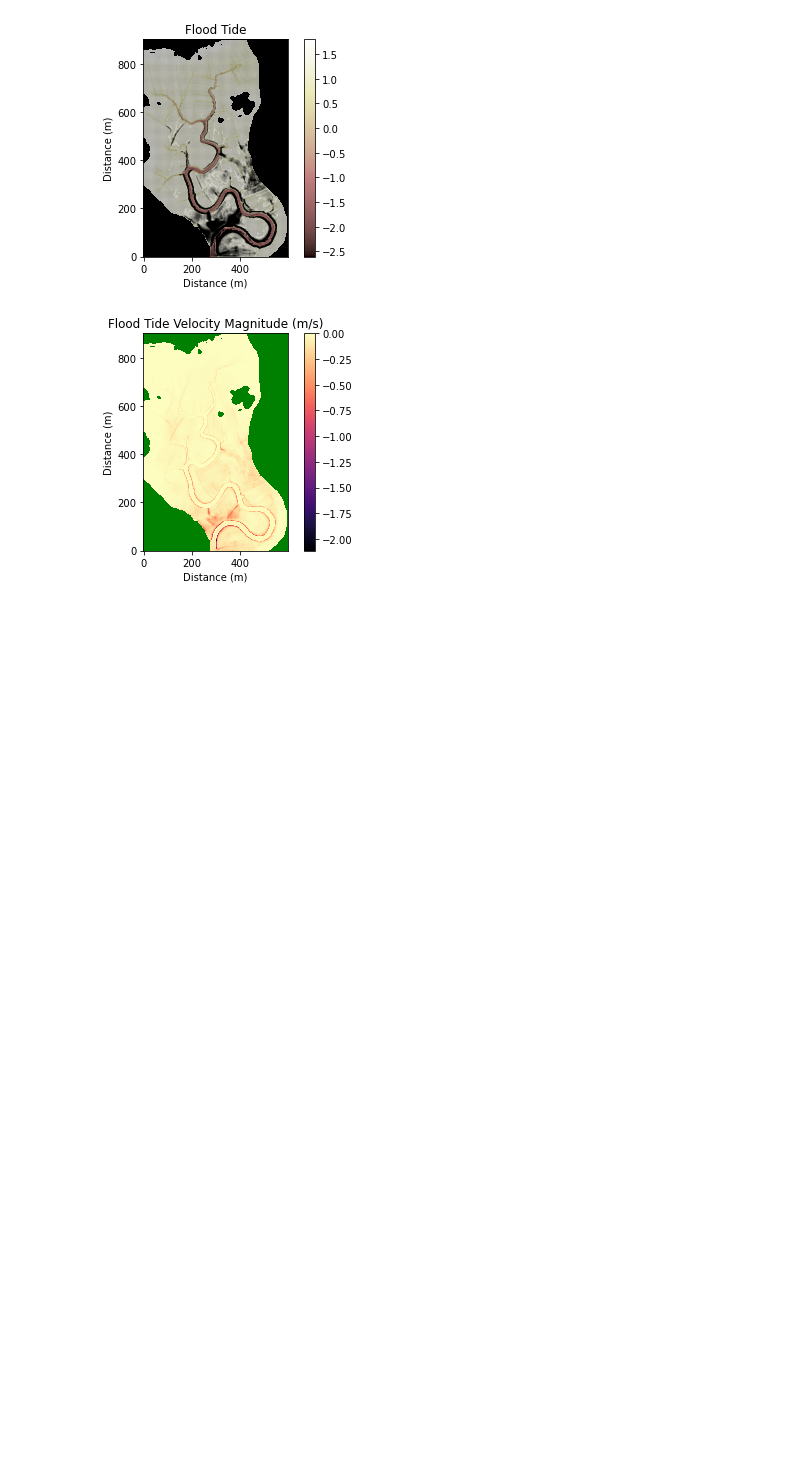
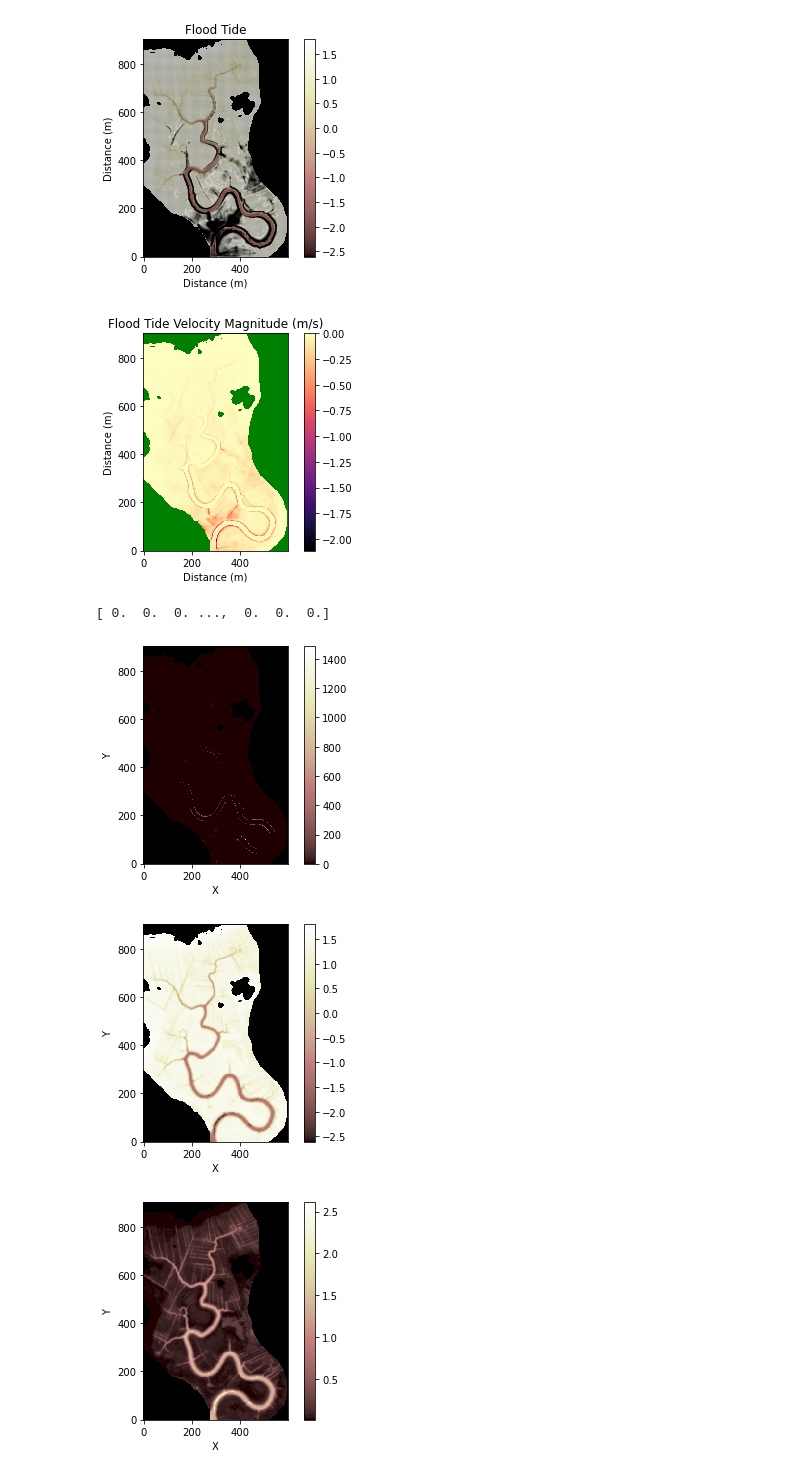
Before and after one commit to rmallen86/CoastalTeam, a Jupyter notebook: TidalFlow2ACO.ipynb, the cells around one changed output. Cells and saved outputs as stored; diff of their text form; code cells hidden in the pictures; blank space fills up the shorter version.

Commit message:
testing erosion loop

```diff
--- a/TidalFlow2ACO.ipynb
+++ b/TidalFlow2ACO.ipynb
@@ -82,0 +82,17 @@ tec.plot_tidal_flow(grid)
+# %%
+print(grid.at_node['Erosion'])
+# %% [output]
+[ 0.  0.  0. ...,  0.  0.  0.]
+# %%
+plt.figure()
+imshow_grid(grid,grid.at_node['Erosion'])
+
+plt.figure()
+imshow_grid(grid,grid.at_node['topographic__elevation'])
+
+plt.figure()
+imshow_grid(grid,grid.at_node['mean_water__depth'])
+# %% [output]
+[figure, added]
+[figure, added]
+[figure, added]
```
Also changed, not shown: parts of 4 cells of this notebook.
